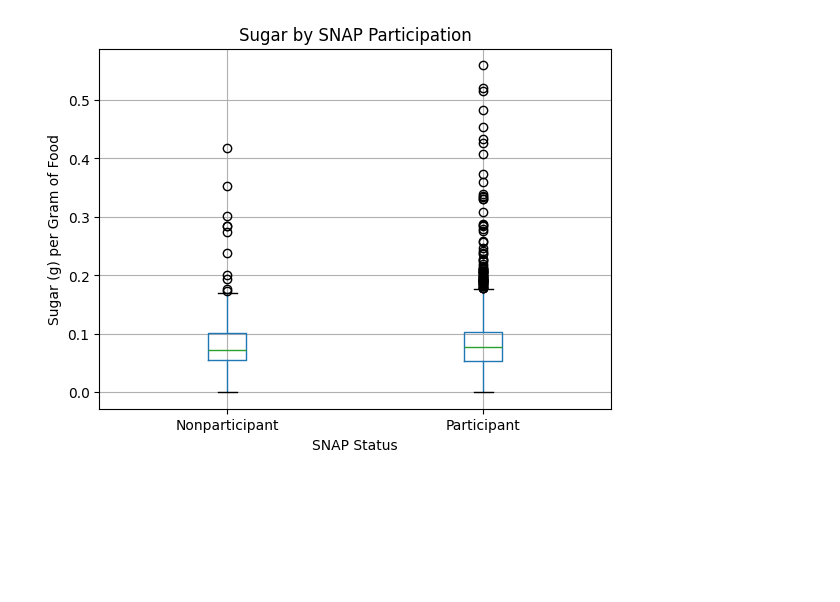
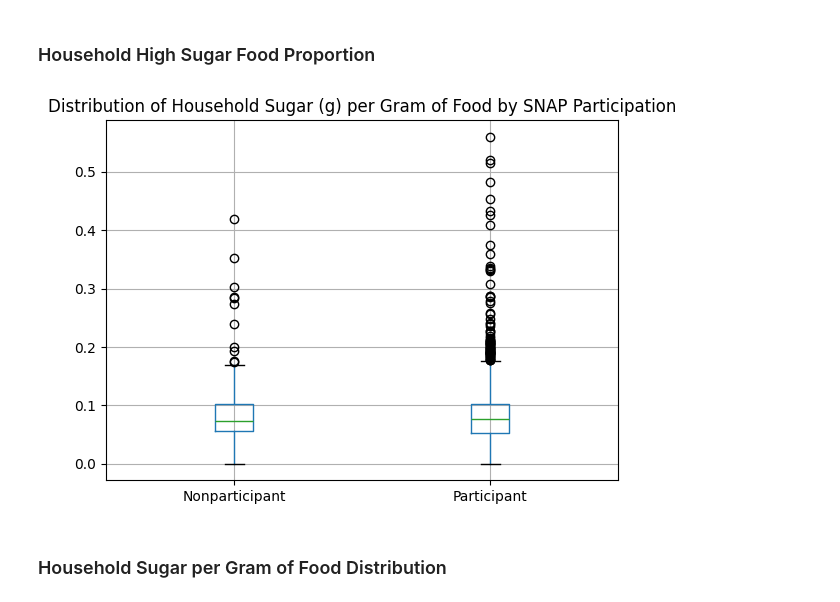
Before and after one commit to seoyunnie/csmodel-mcos, a Jupyter notebook: dataset_analysis.ipynb, the cells around one changed output. Cells and saved outputs as stored; diff of their text form; code cells hidden in the pictures; blank space fills up the shorter version.

```diff
--- a/dataset_analysis.ipynb
+++ b/dataset_analysis.ipynb
@@ -44,3 +53,3 @@ edaq1_food_df = food_df.copy()
 # %%
-edaq1_food_df["sugar_amount"] = (edaq1_food_df["totsug"] / 100) * edaq1_food_df["totgramsedible"]
-edaq1_food_df["sugar_density"] = edaq1_food_df["totsug"]
+food_df["sugar_amount"] = (food_df["totsug"] / 100) * food_df["totgramsedible"]
+food_df["sugar_density"] = food_df["totsug"]
@@ -47,6 +60,6 @@ edaq1_food_df["sugar_density"] = edaq1_food_df["totsug"]
 # %%
 hh_sugar_df = (
-    edaq1_food_df.groupby("hhnum")
+    food_df.groupby("hhnum")
     .agg(total_sugar_amount=("sugar_amount", "sum"), total_amount=("totgramsedible", "sum"))
     .reset_index()
 )
@@ -99,13 +119,16 @@ plt.show()
+# %% [markdown]
+### Household High Sugar Food Proportion
 # %%
 hh_sugar_df.boxplot(column="sugar_share", by="snap_status")
 
 plt.xticks([1, 2], ["Nonparticipant", "Participant"])
 
-plt.title("Sugar by SNAP Participation")
+plt.title("Distribution of Household Sugar (g) per Gram of Food by SNAP Participation")
 plt.suptitle("")
-plt.ylabel("Sugar (g) per Gram of Food")
-plt.xlabel("SNAP Status")
+plt.xlabel("")
 
 plt.show()
 # %% [output]
-[figure, old version]
+[figure, new version]
+# %% [markdown]
+### Household Sugar per Gram of Food Distribution
```
Also changed, not shown: parts of 24 cells of this notebook.
